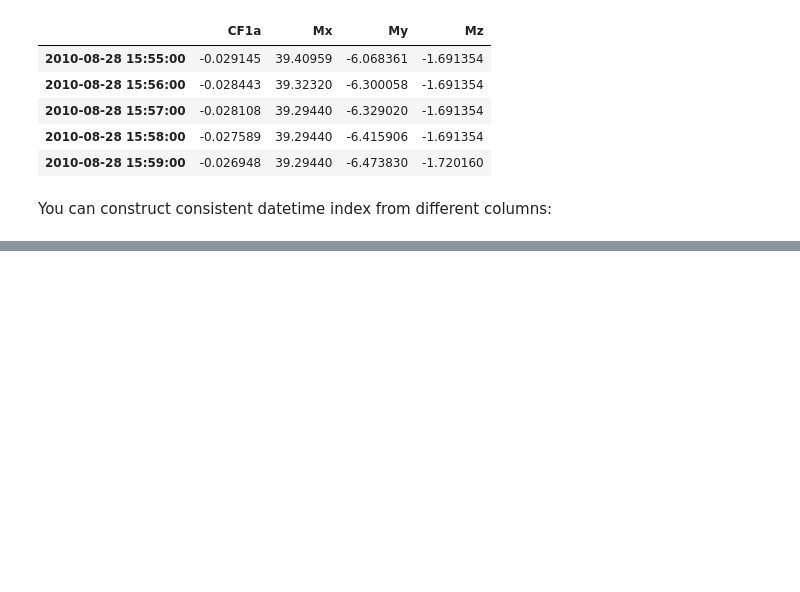
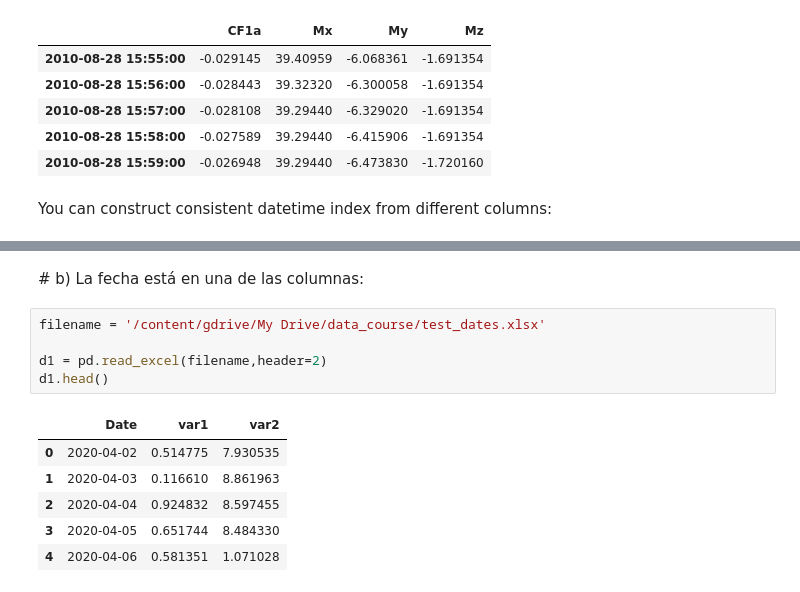
Before and after one commit to raulbenitez/conceptosclaros_ML, a Jupyter notebook: Introduccion_Series_Temporales.ipynb, the cells around one changed output, grey strips where cells are left out. Drawn from its saved outputs; the diff is of its cells as text; blank space fills up the shorter version.

```diff
--- a/Introduccion_Series_Temporales.ipynb
+++ b/Introduccion_Series_Temporales.ipynb
@@ -173,0 +244,14 @@ You can construct consistent datetime index from different columns:
+# %% [markdown]
+# b) La fecha está en una de las columnas:
+# %%
+filename = '/content/gdrive/My Drive/data_course/test_dates.xlsx'
+
+d1 = pd.read_excel(filename,header=2)
+d1.head()
+# %% [output]
+|  | Date | var1 | var2 |
+| 0 | 2020-04-02 | 0.514775 | 7.930535 |
+| 1 | 2020-04-03 | 0.116610 | 8.861963 |
+| 2 | 2020-04-04 | 0.924832 | 8.597455 |
+| 3 | 2020-04-05 | 0.651744 | 8.484330 |
+| 4 | 2020-04-06 | 0.581351 | 1.071028 |
```
Also changed, not shown: parts of 14 cells of this notebook.
